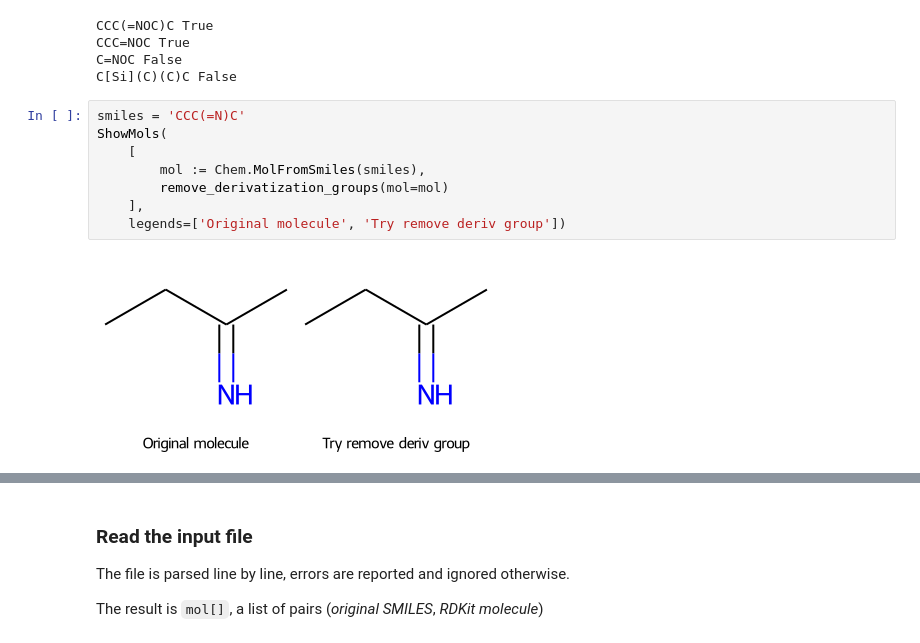
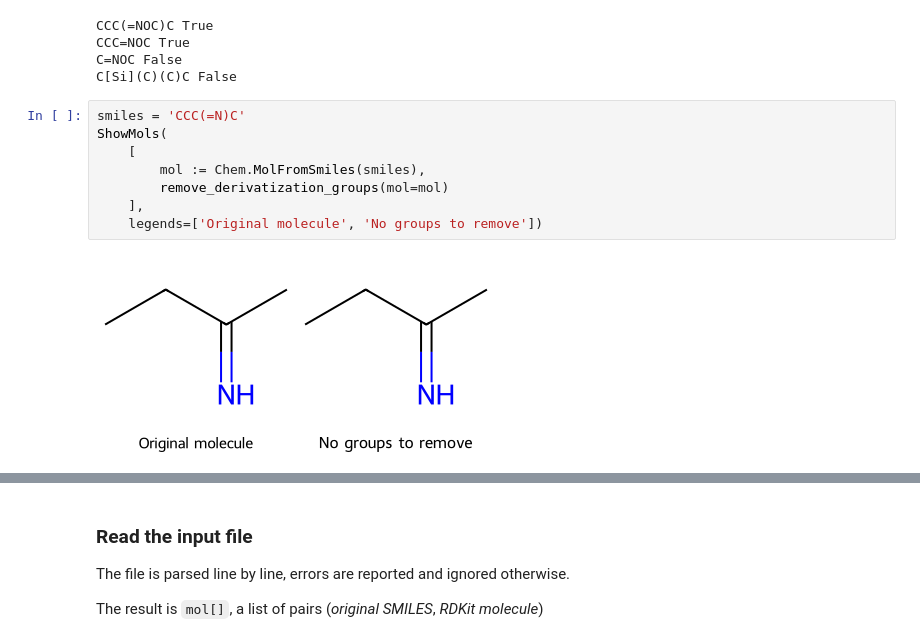
Before and after one commit to maximskorik/gc_derivatization, a Jupyter notebook: example/derivatization.ipynb, the cells around one changed output, grey strips where cells are left out. Saved outputs shown, nothing was run; the diff lists cells and outputs as text.

```diff
--- a/example/derivatization.ipynb
+++ b/example/derivatization.ipynb
@@ -57,13 +57,13 @@ C[Si](C)(C)C False
 # %%
 smiles = 'CCC(=N)C'
 ShowMols(
     [
         mol := Chem.MolFromSmiles(smiles),
         remove_derivatization_groups(mol=mol)
     ],
-    legends=['Original molecule', 'Try remove deriv group'])
+    legends=['Original molecule', 'No groups to remove'])
 # %% [output]
-[figure, old version]
+[figure, new version]
 # %%
 smiles = 'CCC=NOC'
 ShowMols(
```
Also changed, not shown: parts of 9 cells of this notebook.
